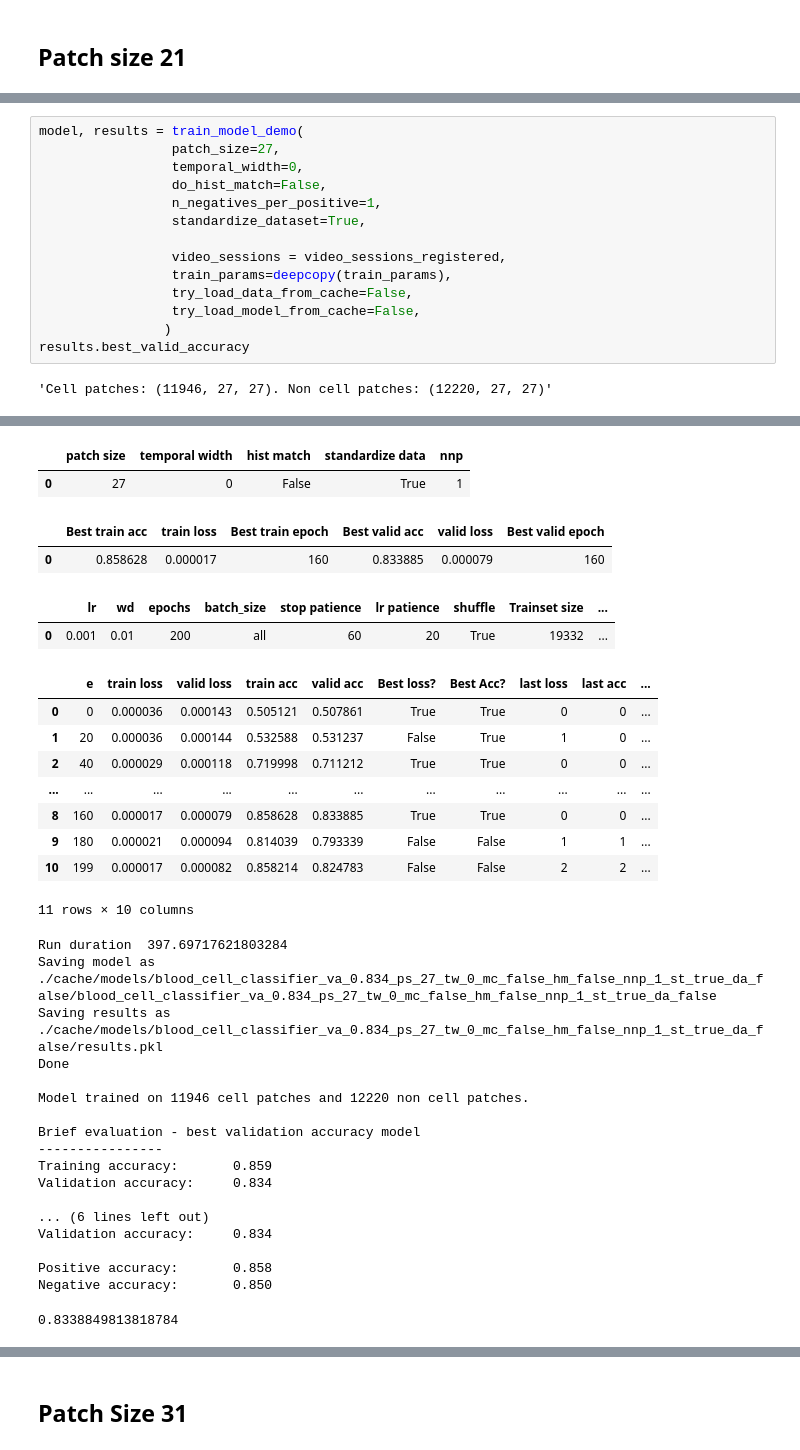
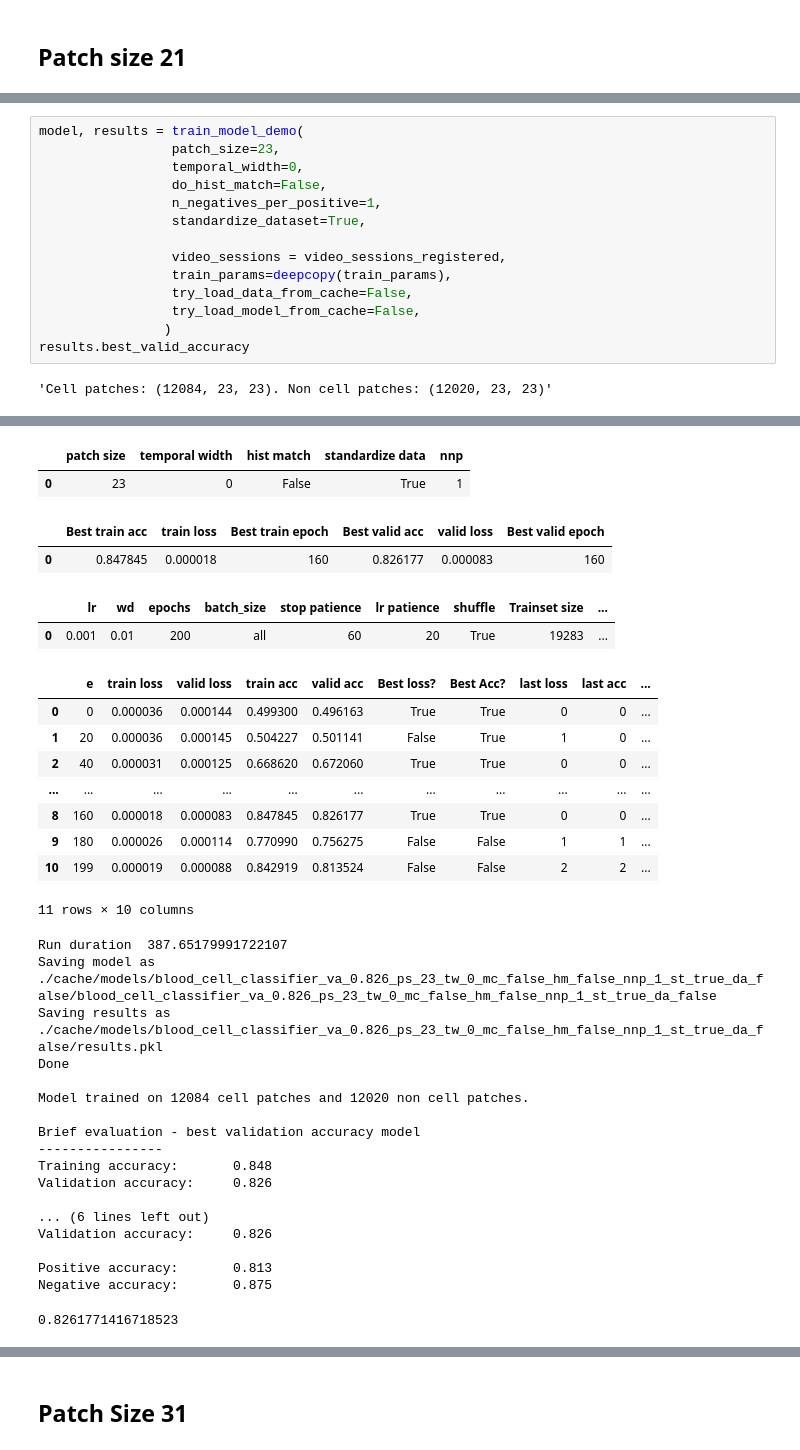
Before and after one commit to cchadj/cell-tracking-ucl-thesis, a Jupyter notebook: train-model-minimal.ipynb, the cells around one changed output, grey strips where cells are left out. Saved outputs shown, nothing was run; the diff lists cells and outputs as text.

```diff
--- a/train-model-minimal.ipynb
+++ b/train-model-minimal.ipynb
@@ -1822,53 +1528,53 @@ Negative accuracy:       0.862
 # %%
 model, results = train_model_demo(
-                 patch_size=27,
+                 patch_size=23,
                  temporal_width=0,
                  do_hist_match=False,
                  n_negatives_per_positive=1,
                  standardize_dataset=True,
 
                  video_sessions = video_sessions_registered,
                  train_params=deepcopy(train_params),
                  try_load_data_from_cache=False,
                  try_load_model_from_cache=False,
                 )
 results.best_valid_accuracy
 # %% [output]
-'Cell patches: (11946, 27, 27). Non cell patches: (12220, 27, 27)'
+'Cell patches: (12084, 23, 23). Non cell patches: (12020, 23, 23)'
 'Training new model.'
 'You can interrupt(ctr - C or interrupt kernel in notebook) any time to get the model with the best validation accuracy at the current time.'
 |  | patch size | temporal width | hist match | standardize data | nnp |
-| 0 | 27 | 0 | False | True | 1 |
+| 0 | 23 | 0 | False | True | 1 |
 |  | Best train acc | train loss | Best train epoch | Best valid acc | valid loss | Best valid epoch |
-| 0 | 0.858628 | 0.000017 | 160 | 0.833885 | 0.000079 | 160 |
+| 0 | 0.847845 | 0.000018 | 160 | 0.826177 | 0.000083 | 160 |
 |  | lr | wd | epochs | batch_size | stop patience | lr patience | shuffle | Trainset size | ... |
-| 0 | 0.001 | 0.01 | 200 | all | 60 | 20 | True | 19332 | ... |
+| 0 | 0.001 | 0.01 | 200 | all | 60 | 20 | True | 19283 | ... |
 |  | e | train loss | valid loss | train acc | valid acc | Best loss? | Best Acc? | last loss | last acc | ... |
-| 0 | 0 | 0.000036 | 0.000143 | 0.505121 | 0.507861 | True | True | 0 | 0 | ... |
-| 1 | 20 | 0.000036 | 0.000144 | 0.532588 | 0.531237 | False | True | 1 | 0 | ... |
-| 2 | 40 | 0.000029 | 0.000118 | 0.719998 | 0.711212 | True | True | 0 | 0 | ... |
+| 0 | 0 | 0.000036 | 0.000144 | 0.499300 | 0.496163 | True | True | 0 | 0 | ... |
+| 1 | 20 | 0.000036 | 0.000145 | 0.504227 | 0.501141 | False | True | 1 | 0 | ... |
+| 2 | 40 | 0.000031 | 0.000125 | 0.668620 | 0.672060 | True | True | 0 | 0 | ... |
 | ... | ... | ... | ... | ... | ... | ... | ... | ... | ... | ... |
-| 8 | 160 | 0.000017 | 0.000079 | 0.858628 | 0.833885 | True | True | 0 | 0 | ... |
-| 9 | 180 | 0.000021 | 0.000094 | 0.814039 | 0.793339 | False | False | 1 | 1 | ... |
-| 10 | 199 | 0.000017 | 0.000082 | 0.858214 | 0.824783 | False | False | 2 | 2 | ... |
+| 8 | 160 | 0.000018 | 0.000083 | 0.847845 | 0.826177 | True | True | 0 | 0 | ... |
+| 9 | 180 | 0.000026 | 0.000114 | 0.770990 | 0.756275 | False | False | 1 | 1 | ... |
+| 10 | 199 | 0.000019 | 0.000088 | 0.842919 | 0.813524 | False | False | 2 | 2 | ... |
 11 rows × 10 columns
-Run duration  397.69717621803284
-Saving model as ./cache/models/blood_cell_classifier_va_0.834_ps_27_tw_0_mc_false_hm_false_nnp_1_st_true_da_false/blood_cell_classifier_va_0.834_ps_27_tw_0_mc_false_hm_false_nnp_1_st_true_da_false
-Saving results as ./cache/models/blood_cell_classifier_va_0.834_ps_27_tw_0_mc_false_hm_false_nnp_1_st_true_da_false/results.pkl
+Run duration  387.65179991722107
+Saving model as ./cache/models/blood_cell_classifier_va_0.826_ps_23_tw_0_mc_false_hm_false_nnp_1_st_true_da_false/blood_cell_classifier_va_0.826_ps_23_tw_0_mc_false_hm_false_nnp_1_st_true_da_false
+Saving results as ./cache/models/blood_cell_classifier_va_0.826_ps_23_tw_0_mc_false_hm_false_nnp_1_st_true_da_false/results.pkl
 Done
 
-Model trained on 11946 cell patches and 12220 non cell patches.
+Model trained on 12084 cell patches and 12020 non cell patches.
 
 Brief evaluation - best validation accuracy model
 ----------------
-Training accuracy:       0.859
-Validation accuracy:     0.834
+Training accuracy:       0.848
+Validation accuracy:     0.826
 
 ... (6 lines left out)
-Validation accuracy:     0.834
+Validation accuracy:     0.826
 
-Positive accuracy:       0.858
-Negative accuracy:       0.850
+Positive accuracy:       0.813
+Negative accuracy:       0.875
-0.8338849813818784
+0.8261771416718523
 # %%
 model, results = train_model_demo(
```
Also changed, not shown: parts of 43 cells of this notebook, 1 other file.
